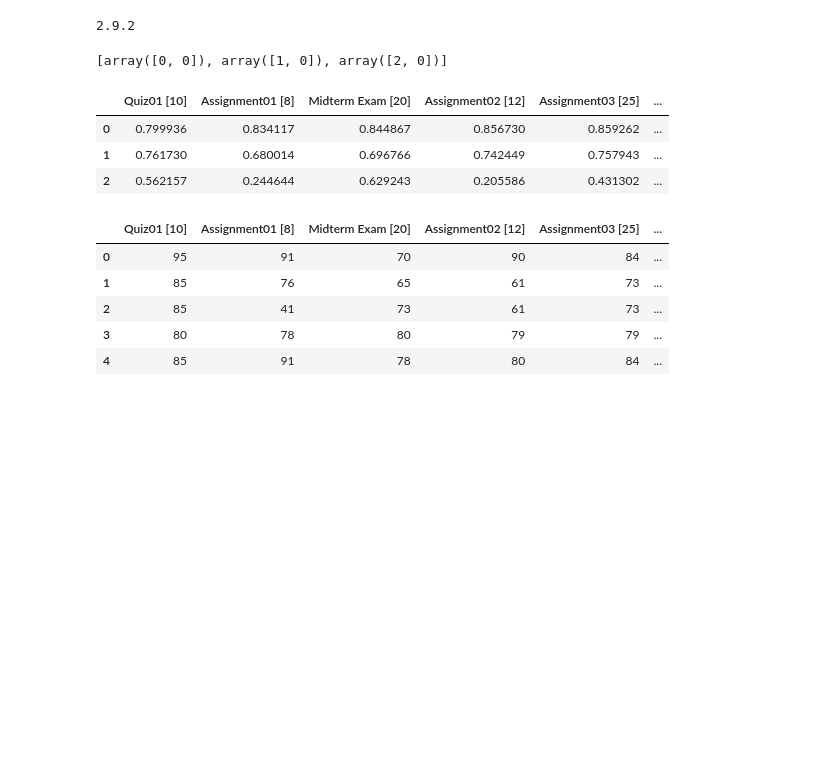
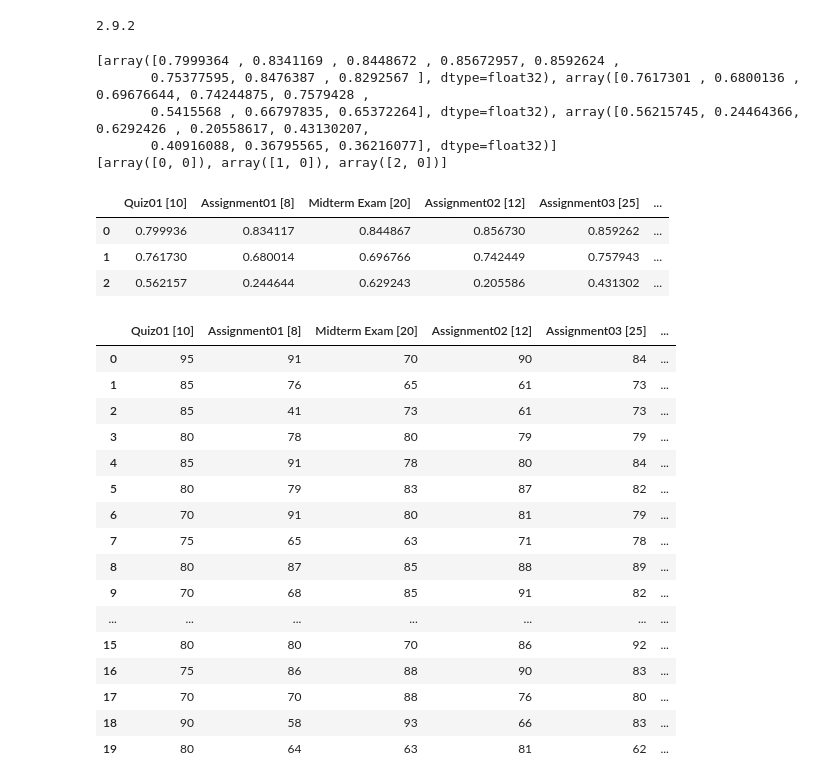
Before and after one commit to ronincodex/Student-Engagement-and-Performance-SOM, a Jupyter notebook: Multiclass_Engagement_and_Performance.ipynb, the cells around one changed output. Drawn from its saved outputs; the diff is of its cells as text; code cells hidden in the pictures; blank space fills up the shorter version.

```diff
--- a/Multiclass_Engagement_and_Performance.ipynb
+++ b/Multiclass_Engagement_and_Performance.ipynb
@@ -205,11 +205,15 @@ non-resource variables are not supported in the long term
 som = SOM(x = 3, y = 1, input_dim=8, learning_rate=0.5, num_iter = 500, radius = 1.0)
 som.train(normalized_performance);
 # %%
-# print(som._weights_list)
+print(som._weights_list)
 print(som._locations)
-cluster_centers_df = pd.DataFrame(data=som._weights_list,columns=data_performance.iloc[:,:-1].columns)
+cluster_centers_df = pd.DataFrame(data=som._weights_list,columns=data_performance.iloc[:,:-3].columns)
 cluster_centers_df.head()
 # %% [output]
+[array([0.7999364 , 0.8341169 , 0.8448672 , 0.85672957, 0.8592624 ,
+       0.75377595, 0.8476387 , 0.8292567 ], dtype=float32), array([0.7617301 , 0.6800136 , 0.69676644, 0.74244875, 0.7579428 ,
+       0.5415568 , 0.66797835, 0.65372264], dtype=float32), array([0.56215745, 0.24464366, 0.6292426 , 0.20558617, 0.43130207,
+       0.40916088, 0.36795565, 0.36216077], dtype=float32)]
 [array([0, 0]), array([1, 0]), array([2, 0])]
 |  | Quiz01 [10] | Assignment01 [8] | Midterm Exam [20] | Assignment02 [12] | Assignment03 [25] | ... |
 | 0 | 0.799936 | 0.834117 | 0.844867 | 0.856730 | 0.859262 | ... |
@@ -218,17 +222,28 @@ cluster_centers_df.head()
 # %%
 cluster_assignment = som.map_input(normalized_performance)
 data_performance["cluster_som"] = cluster_assignment
-data_performance["cluster"] = data_performance.apply(lambda x: "weak" if x["cluster_som"][0]==1  else "good",axis=1)
+data_performance["cluster"] = data_performance.apply(lambda x: "fail" if x["cluster_som"][0]==2 else 'weak' if x["cluster_som"][0]==1 else "good", axis=1)
 #lambda <args> : <statement1> if <condition > ( <statement2> if <condition> else <statement3>)
 data_performance = data_performance.drop(['cluster_som'],axis=1)
-data_performance.head(5)
+data_performance.head(20)
 # %% [output]
 |  | Quiz01 [10] | Assignment01 [8] | Midterm Exam [20] | Assignment02 [12] | Assignment03 [25] | ... |
 | 0 | 95 | 91 | 70 | 90 | 84 | ... |
 | 1 | 85 | 76 | 65 | 61 | 73 | ... |
 | 2 | 85 | 41 | 73 | 61 | 73 | ... |
 | 3 | 80 | 78 | 80 | 79 | 79 | ... |
 | 4 | 85 | 91 | 78 | 80 | 84 | ... |
+| 5 | 80 | 79 | 83 | 87 | 82 | ... |
+| 6 | 70 | 91 | 80 | 81 | 79 | ... |
+| 7 | 75 | 65 | 63 | 71 | 78 | ... |
+| 8 | 80 | 87 | 85 | 88 | 89 | ... |
+| 9 | 70 | 68 | 85 | 91 | 82 | ... |
+| ... | ... | ... | ... | ... | ... | ... |
+| 15 | 80 | 80 | 70 | 86 | 92 | ... |
+| 16 | 75 | 86 | 88 | 90 | 83 | ... |
+| 17 | 70 | 70 | 88 | 76 | 80 | ... |
+| 18 | 90 | 58 | 93 | 66 | 83 | ... |
+| 19 | 80 | 64 | 63 | 81 | 62 | ... |
 # %%
 data_performance_raw = pd.read_csv('/content/sample_data/Student_Performance_Multiclass.csv')
 data_performance['student id'] = data_performance_raw['Student ID']
```
Also changed, not shown: parts of 33 cells of this notebook.
